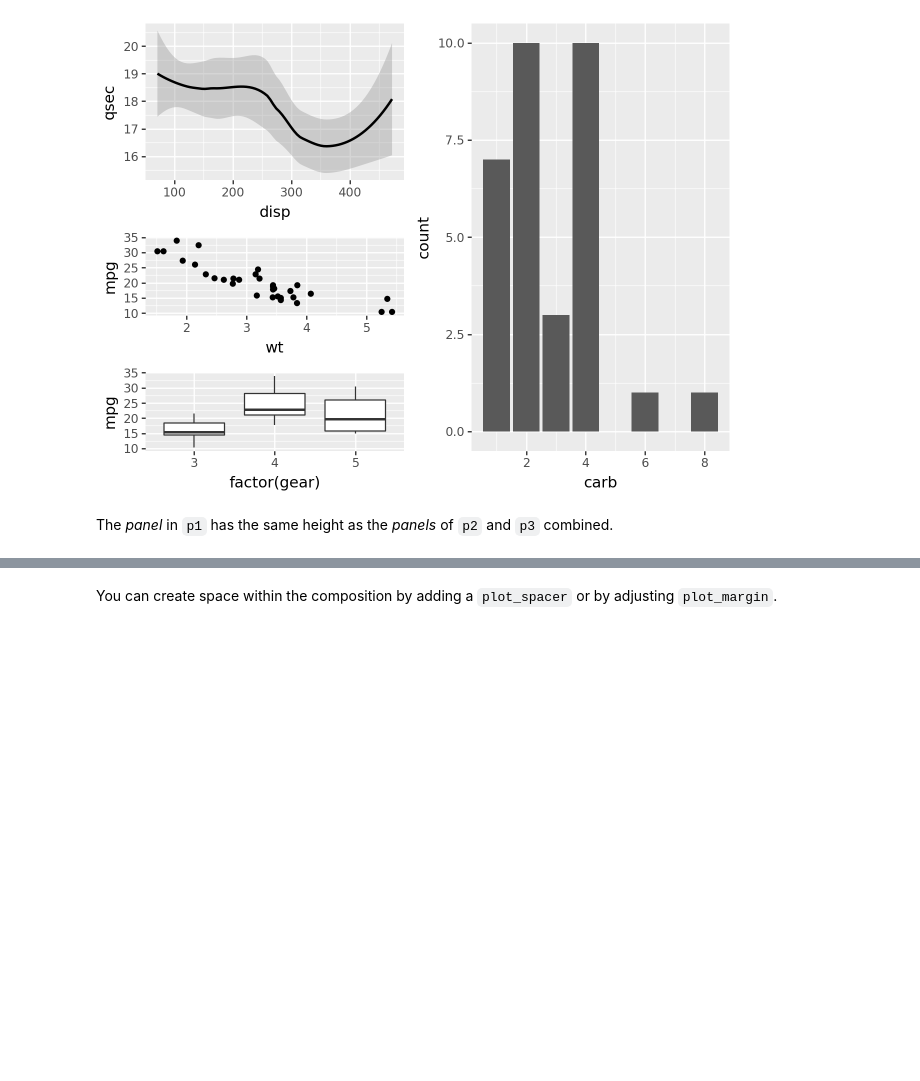
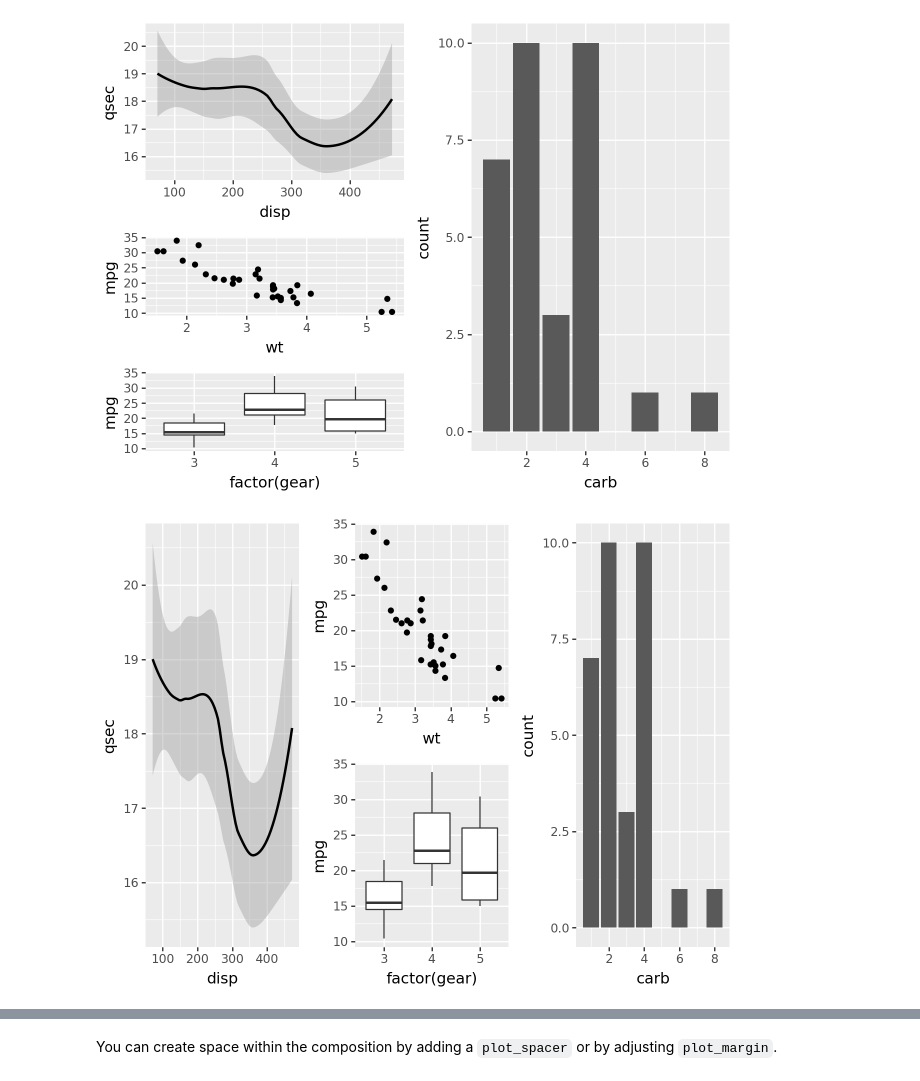
Before and after one commit to has2k1/plotnine-examples, a Jupyter notebook: plotnine_examples/examples/Compose.ipynb, the cells around one changed output, grey strips where cells are left out. Cells and saved outputs as stored; diff of their text form; code cells hidden in the pictures; blank space fills up the shorter version.

```diff
--- a/plotnine_examples/examples/Arrange.ipynb
+++ b/plotnine_examples/examples/Compose.ipynb
@@ -51,5 +49,7 @@ The space allocated within the overall composition is determined by the groups.
 (p1 / (p2 / p3)) | p4
 # %% [output]
 [figure]
-# %% [markdown]
-The _panel_ in `p1` has the same height as the _panels_ of `p2` and `p3` combined.
+# %%
+p1 | (p2 / p3) | p4
+# %% [output]
+[figure, added]
```
Also changed, not shown: parts of 31 cells of this notebook.
